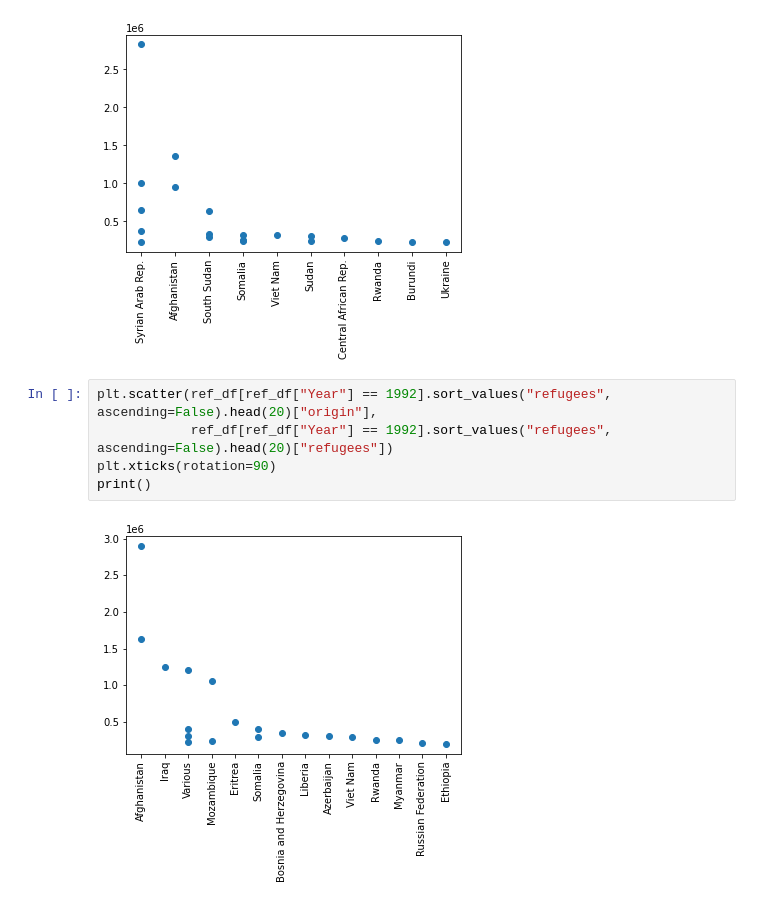
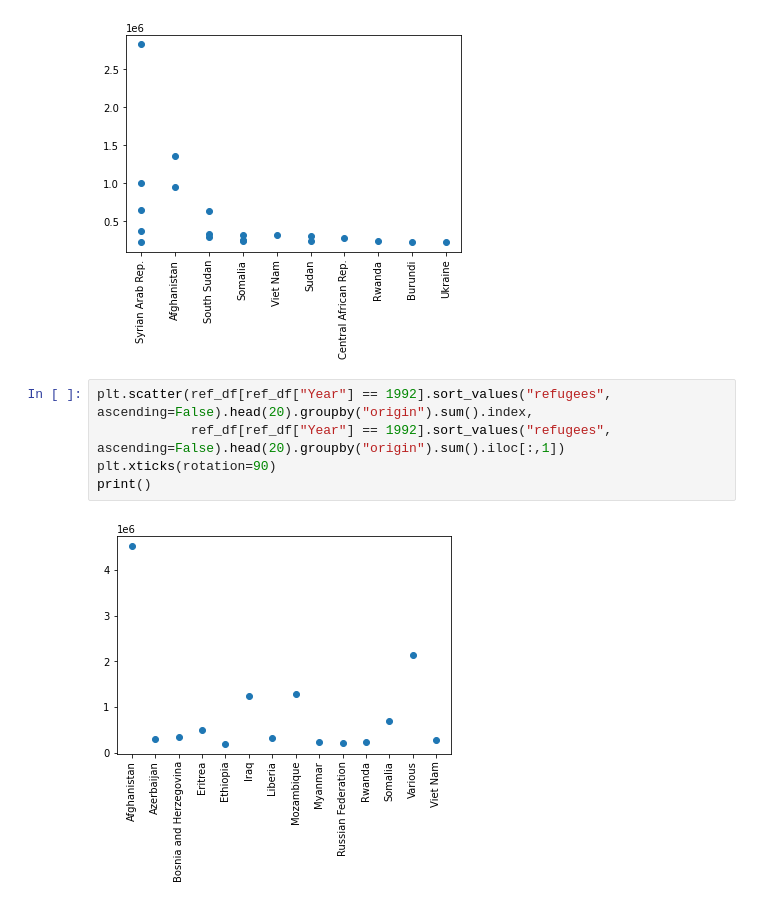
Before and after one commit to nss-data-science-cohort-5/un_exploration-ripplesphere, a Jupyter notebook: notebooks/UN_Data_Refugess.ipynb, the cells around one changed output. Saved outputs shown, nothing was run; the diff lists cells and outputs as text.

```diff
--- a/notebooks/UN_Data_Refugess.ipynb
+++ b/notebooks/UN_Data_Refugess.ipynb
@@ -51,9 +117,9 @@ print()
 # %% [output]
 [figure]
 # %%
-plt.scatter(ref_df[ref_df["Year"] == 1992].sort_values("refugees", ascending=False).head(20)["origin"],
-            ref_df[ref_df["Year"] == 1992].sort_values("refugees", ascending=False).head(20)["refugees"])
+plt.scatter(ref_df[ref_df["Year"] == 1992].sort_values("refugees", ascending=False).head(20).groupby("origin").sum().index,
+            ref_df[ref_df["Year"] == 1992].sort_values("refugees", ascending=False).head(20).groupby("origin").sum().iloc[:,1])
 plt.xticks(rotation=90)
 print()
 # %% [output]
-[figure, old version]
+[figure, new version]
```
Also changed, not shown: parts of 11 cells of this notebook.
